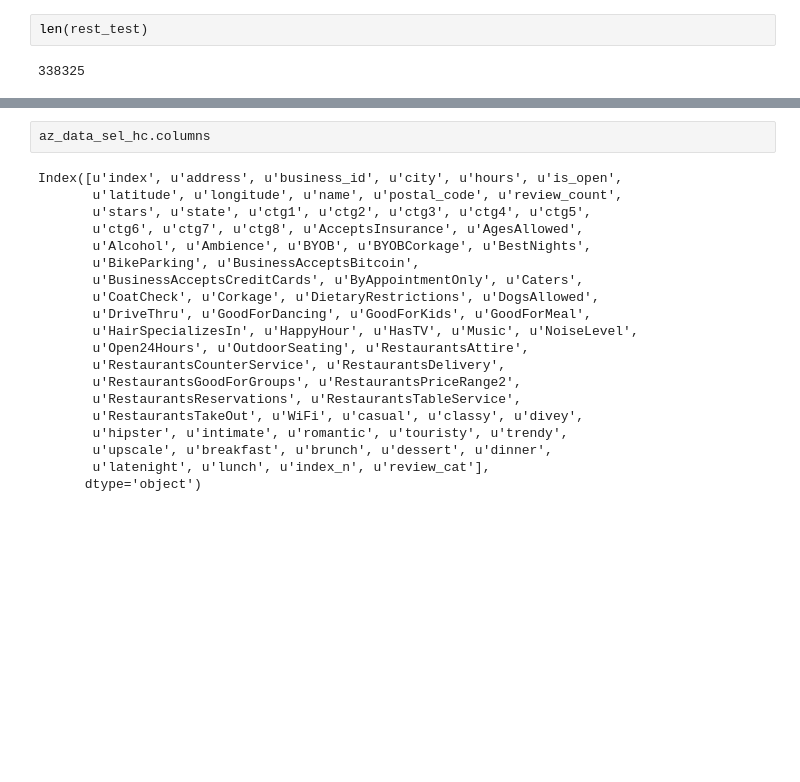
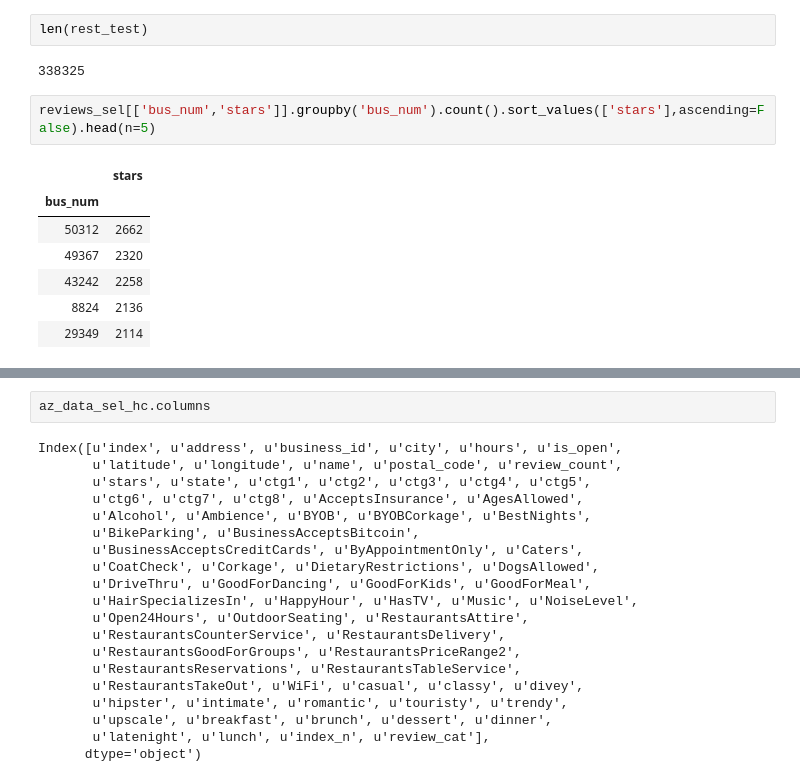
Before and after one commit to talham/CUNY, a Jupyter notebook: Data612/FinalProject/Yelp_analysis.ipynb, the cells around one changed output, grey strips where cells are left out. Drawn from its saved outputs; the diff is of its cells as text; blank space fills up the shorter version.

```diff
--- a/Data612/FinalProject/Yelp_analysis.ipynb
+++ b/Data612/FinalProject/Yelp_analysis.ipynb
@@ -713,3 +718,13 @@ rest_train,rest_test=t_t_sp(reviews_surp,test_size=0.3,random_state=324)
 len(rest_test)
 # %% [output]
 338325
+# %%
+reviews_sel[['bus_num','stars']].groupby('bus_num').count().sort_values(['stars'],ascending=False).head(n=5)
+# %% [output]
+|  | stars |
+| bus_num |  |
+| 50312 | 2662 |
+| 49367 | 2320 |
+| 43242 | 2258 |
+| 8824 | 2136 |
+| 29349 | 2114 |
```
Also changed, not shown: parts of 86 cells of this notebook, 1 other file.
